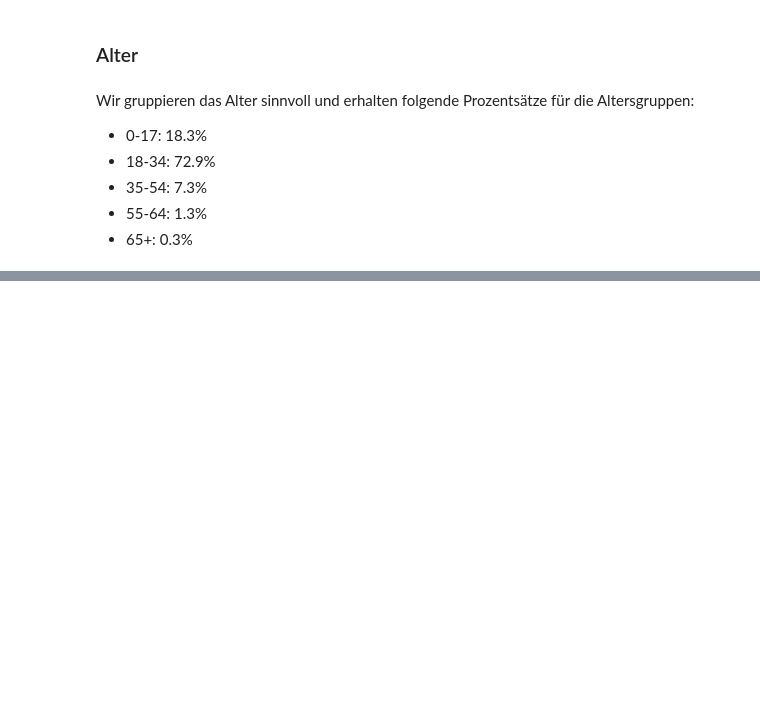
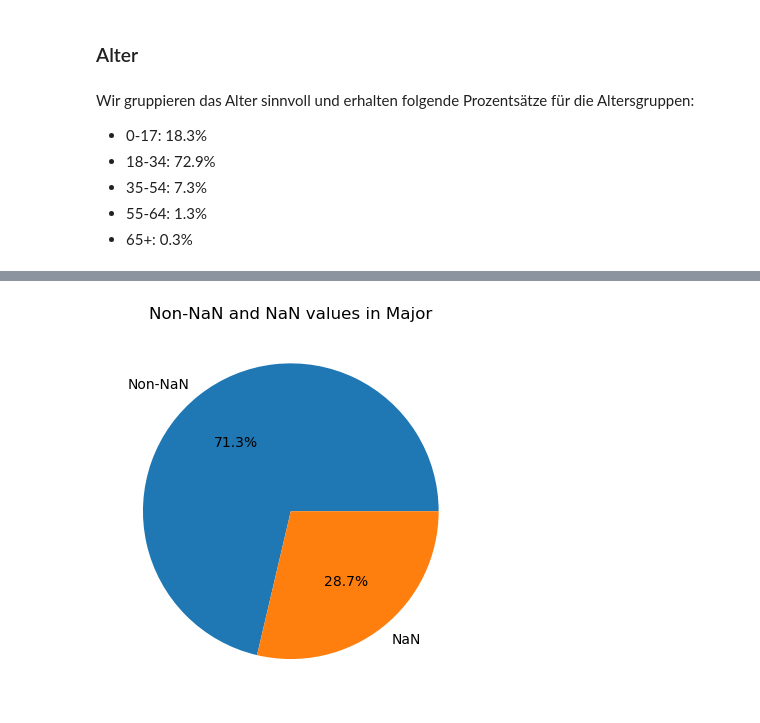
Before and after one commit to wi21b030/Mental-Health, a Jupyter notebook: Mental-Health.ipynb, the cells around one changed output, grey strips where cells are left out. Saved outputs shown, nothing was run; the diff lists cells and outputs as text; code cells hidden in the pictures; blank space fills up the shorter version.

```diff
--- a/Mental-Health.ipynb
+++ b/Mental-Health.ipynb
@@ -247,0 +274,13 @@ plt.show()
+# %%
+data['major_category'] = data['major'].apply(lambda x: 'Non-NaN' if x is not None and x == x else 'NaN')
+
+major_counts = data['major_category'].value_counts()
+
+major_percent = major_counts * 100 / major_counts.sum()
+
+major_percent.plot(kind='pie', autopct='%1.1f%%')
+plt.title('Non-NaN and NaN values in Major')
+plt.ylabel('')
+plt.show()
+# %% [output]
+[figure, added]
```
Also changed, not shown: parts of 11 cells of this notebook.
